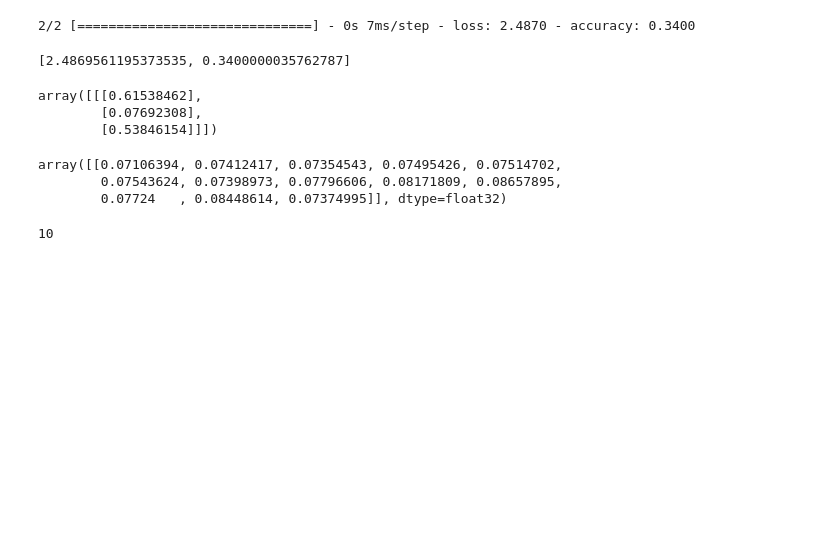
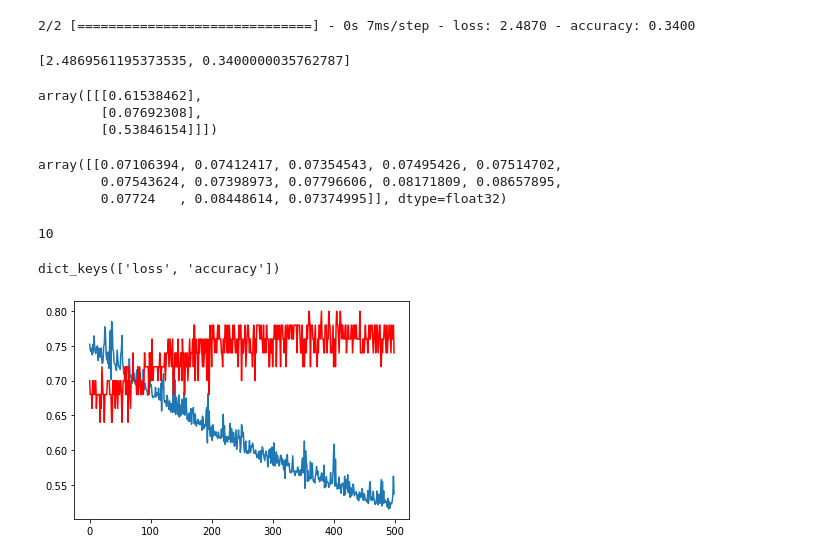
Before and after one commit to webdessin/test_deeplearning, a Jupyter notebook: Notescale_LSTM.ipynb, the cells around one changed output. Cells and saved outputs as stored; diff of their text form; code cells hidden in the pictures; blank space fills up the shorter version.

```diff
--- a/Notescale_LSTM.ipynb
+++ b/Notescale_LSTM.ipynb
@@ -127,0 +130,10 @@ np.argmax(pred)
+# %%
+hist.history.keys()
+# %% [output]
+dict_keys(['loss', 'accuracy'])
+# %%
+plt.plot(hist.history['loss'])
+plt.plot(hist.history['accuracy'], 'r-')
+plt.show()
+# %% [output]
+[figure, added]
```
Also changed, not shown: parts of 1 cell of this notebook.
